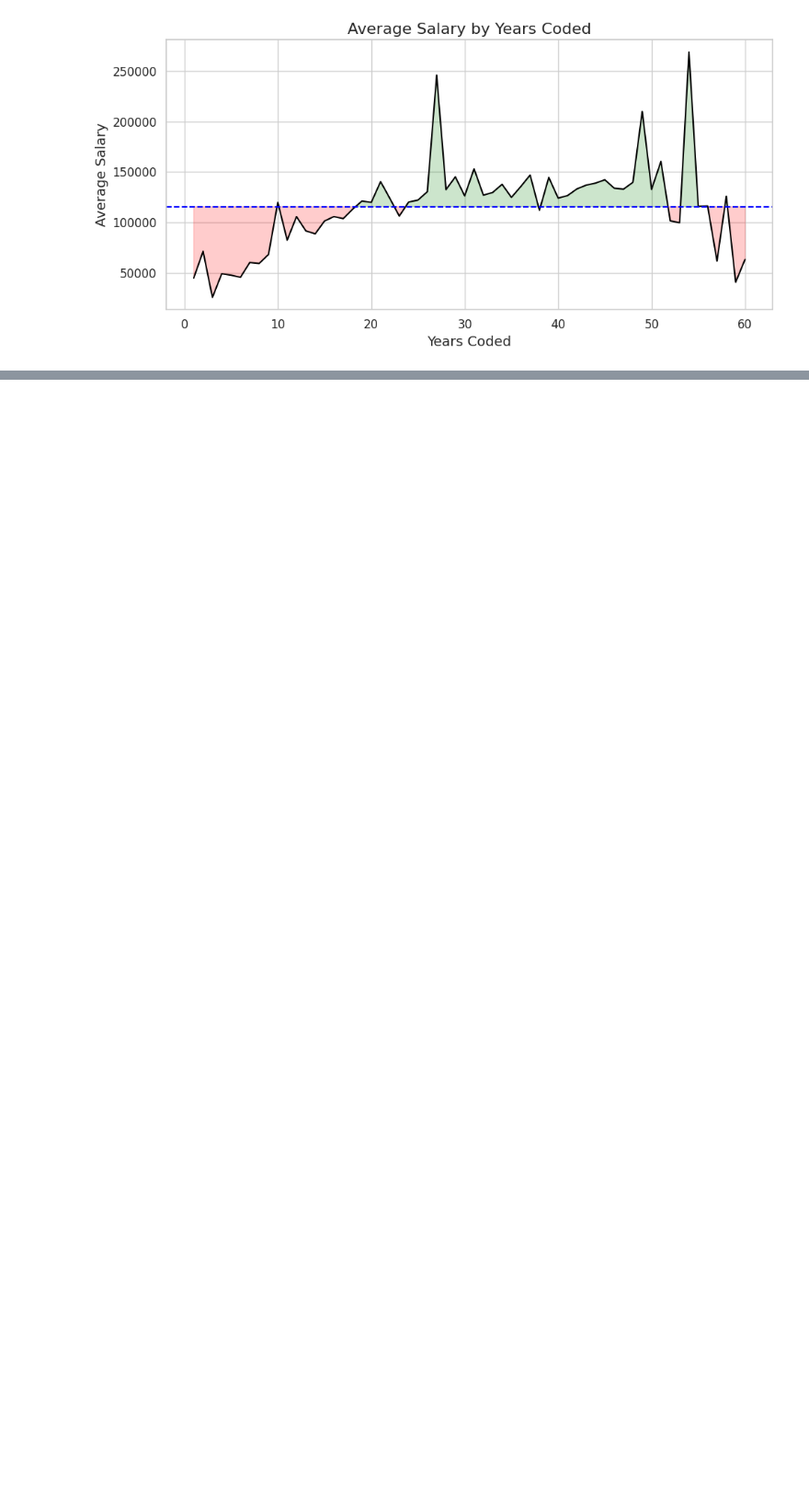
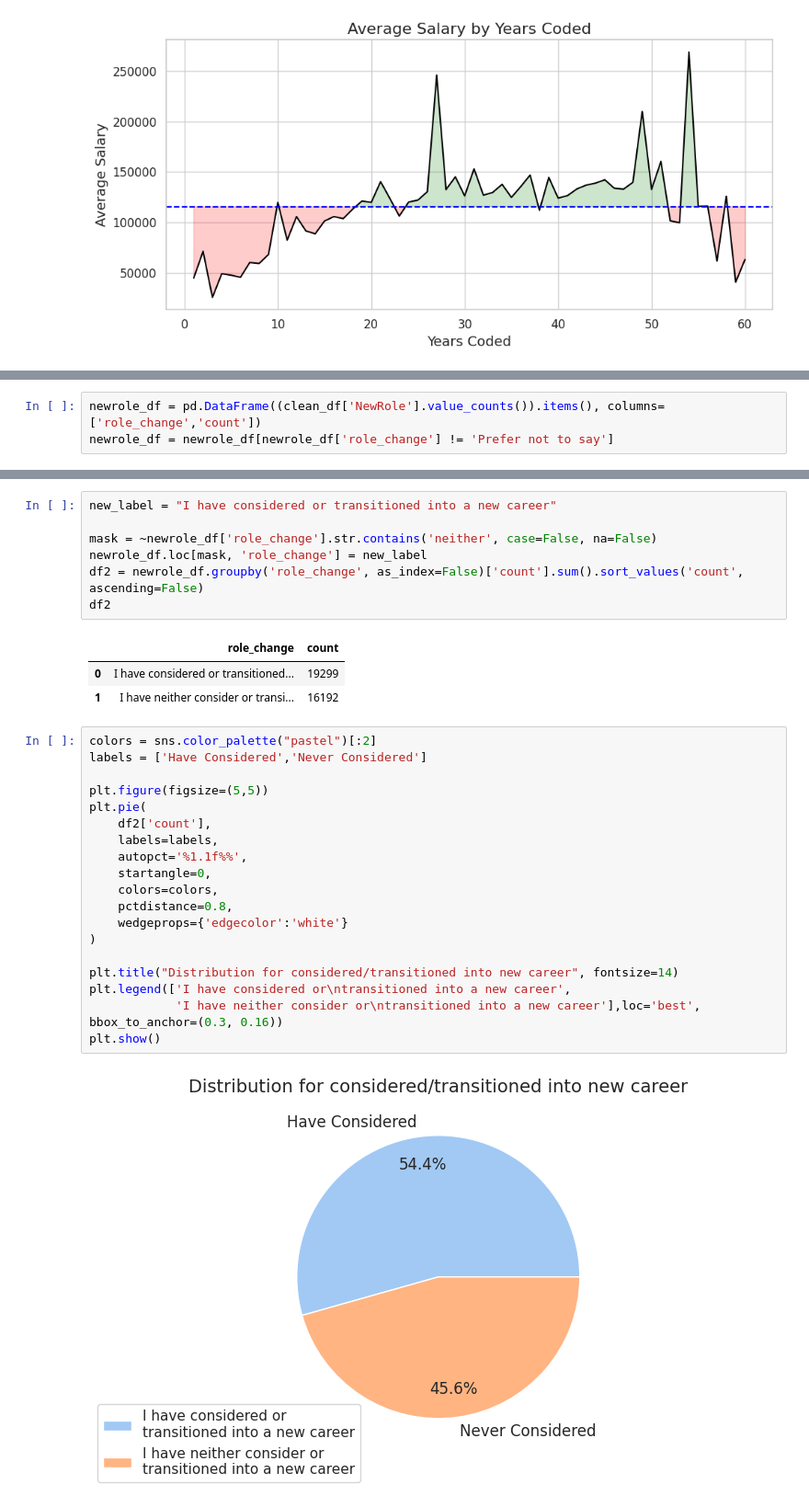
Before and after one commit to Rishabh-Verma-thc/StackOverflow2025-EDA, a Jupyter notebook: notebooks/SO_2025-EDA-insights.ipynb, the cells around one changed output, grey strips where cells are left out. Shown at 92% size. Drawn from its saved outputs; the diff is of its cells as text; blank space fills up the shorter version.

```diff
--- a/notebooks/SO_2025-EDA-insights.ipynb
+++ b/notebooks/SO_2025-EDA-insights.ipynb
@@ -405,0 +437,3 @@ Insights:
+# %%
+newrole_df = pd.DataFrame((clean_df['NewRole'].value_counts()).items(), columns=['role_change','count'])
+newrole_df = newrole_df[newrole_df['role_change'] != 'Prefer not to say']
@@ -405,0 +443,32 @@ Insights:
+# %%
+new_label = "I have considered or transitioned into a new career"
+
+mask = ~newrole_df['role_change'].str.contains('neither', case=False, na=False)
+newrole_df.loc[mask, 'role_change'] = new_label
+df2 = newrole_df.groupby('role_change', as_index=False)['count'].sum().sort_values('count', ascending=False)
+df2
+# %% [output]
+|  | role_change | count |
+| 0 | I have considered or transitioned... | 19299 |
+| 1 | I have neither consider or transi... | 16192 |
+# %%
+colors = sns.color_palette("pastel")[:2]
+labels = ['Have Considered','Never Considered']
+
+plt.figure(figsize=(5,5))
+plt.pie(
+    df2['count'],
+    labels=labels,
+    autopct='%1.1f%%',
+    startangle=0,
+    colors=colors,
+    pctdistance=0.8,
+    wedgeprops={'edgecolor':'white'}
+)
+
+plt.title("Distribution for considered/transitioned into new career", fontsize=14)
+plt.legend(['I have considered or\ntransitioned into a new career',
+            'I have neither consider or\ntransitioned into a new career'],loc='best', bbox_to_anchor=(0.3, 0.16))
+plt.show()
+# %% [output]
+[figure, added]
```
Also changed, not shown: parts of 84 cells of this notebook, 25 other files.
